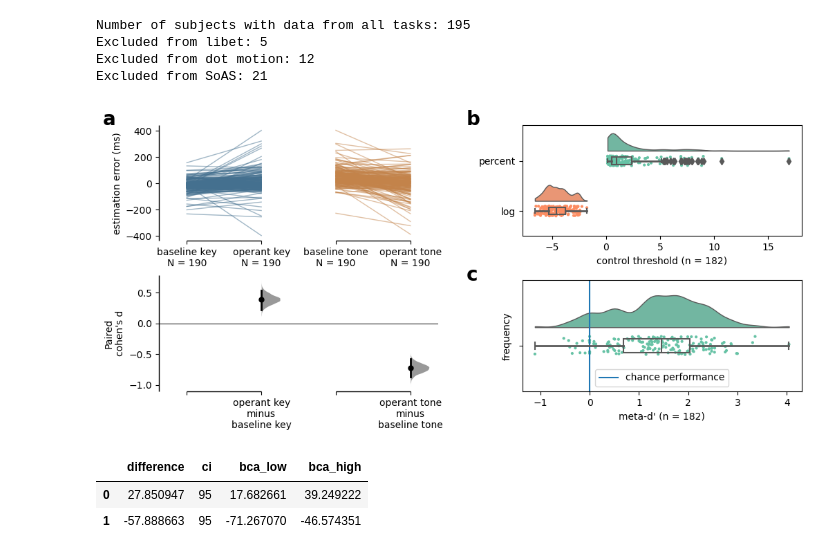
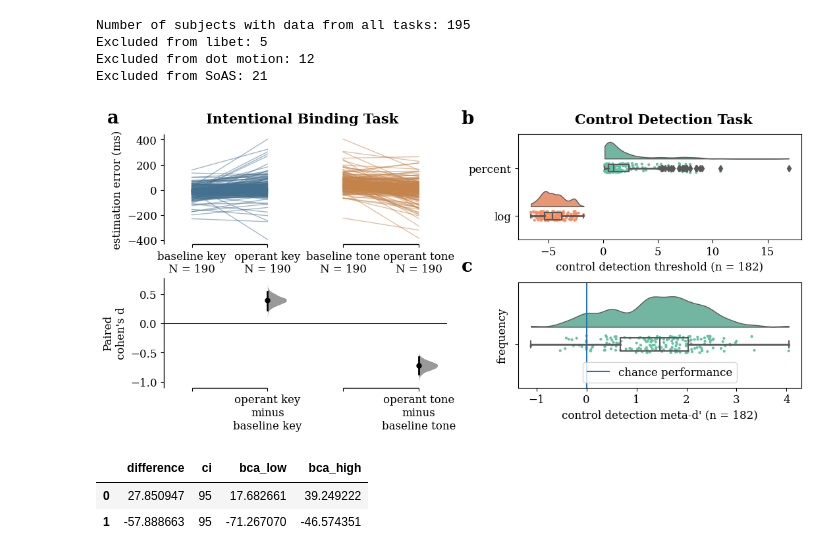
Before and after one commit to apex-lab/agency-battery-analysis, a Jupyter notebook: analysis.ipynb, the cells around one changed output. Drawn from its saved outputs; the diff is of its cells as text; code cells hidden in the pictures.

Commit message:
re: Reviewer 2, adds more informative labels to plots; re: myself, double check whether choice of mediator vs. predcitor matters in the mediation analysis (as a sanity check -- it should not matter)

```diff
--- a/analysis.ipynb
+++ b/analysis.ipynb
@@ -16,6 +16,10 @@ import ptitprince as pt
 import dabest
 
 from util.tasks import process_SoAS, process_libet, process_dot_motion
+
+plt.rcParams['font.family'] = 'serif'
+plt.rcParams['font.serif'] = ['Times New Roman'] + plt.rcParams['font.serif']
+plt.rcParams.update({'font.size': 12})
 # %%
 # some info that might be useful for reproducing results
 print('Package versions:\n')
@@ -83,39 +87,51 @@ def add_label(ax, label):
     xscale = xmax - xmin
     ymin, ymax = ax.get_ylim()
     yscale = ymax - ymin
     ax.text(
-        xmin - .2 * xscale, ymax,
+        xmin - .2 * xscale, ymax + yscale*.1,
         label, size = 20, weight = 'bold'
     )
 
-fig = plt.figure(figsize = (12, 5))
-gs = gridspec.GridSpec(2, 2, wspace = .3, hspace = .4)
+def add_title(ax, label, x_offset = .5):
+    xmin, xmax = ax.get_xlim()
+    xscale = xmax - xmin
+    ymin, ymax = ax.get_ylim()
+    yscale = ymax - ymin
+    ax.text(
+        xmin + x_offset*xscale, ymax + yscale*.1,
+        label, size = 15, weight = 'bold'
+    )
+
+fig = plt.figure(figsize = (12.5, 5))
+gs = gridspec.GridSpec(2, 2, wspace = .25, hspace = .4)
 
 # visualize intentional binding effect
 left_ax = fig.add_subplot(gs[:, 0])
 data.cohens_d.plot(es_marker_size = 5, ax = left_ax, show_delta2 = False)
 left_ax.get_legend().remove()
 add_label(left_ax, 'a')
+add_title(left_ax, 'Intentional Binding Task', .15)
 
 # visualize distribution of dot motion measurements
 ax = fig.add_subplot(gs[0, 1])
 pt.RainCloud(x = 'type', y = 'control threshold', data = ct_df, orient = 'h', ax = ax)
 ax.set_ylabel(None)
-ax.set_xlabel('control threshold (n = %d)'%dot_motion.shape[0])
+ax.set_xlabel('control detection threshold (n = %d)'%dot_motion.shape[0])
 add_label(ax, 'b')
+add_title(ax, 'Control Detection Task', .2)
 
 ax = fig.add_subplot(gs[1, 1])
 pt.RainCloud(y = 'metad', data = dot_motion, orient = 'h', ax = ax)
-ax.set_xlabel("meta-d' (n = %d)"%dot_motion.shape[0])
+ax.set_xlabel("control detection meta-d' (n = %d)"%dot_motion.shape[0])
 ax.set_ylabel('frequency')
 ax.axvline(0., label = 'chance performance')
 ax.legend(loc = 'lower center')
 add_label(ax, 'c')
 
 plt.savefig('Figure1.jpeg', dpi = 500)
 plt.show()
 # %% [output]
-[figure, old version]
+[figure, new version]
 # %%
 # non-standard effect size estimates for intentional binding
 data.mean_diff.results[['difference', 'ci', 'bca_low', 'bca_high']]
```
Also changed, not shown: parts of 8 cells of this notebook, 4 other files.
